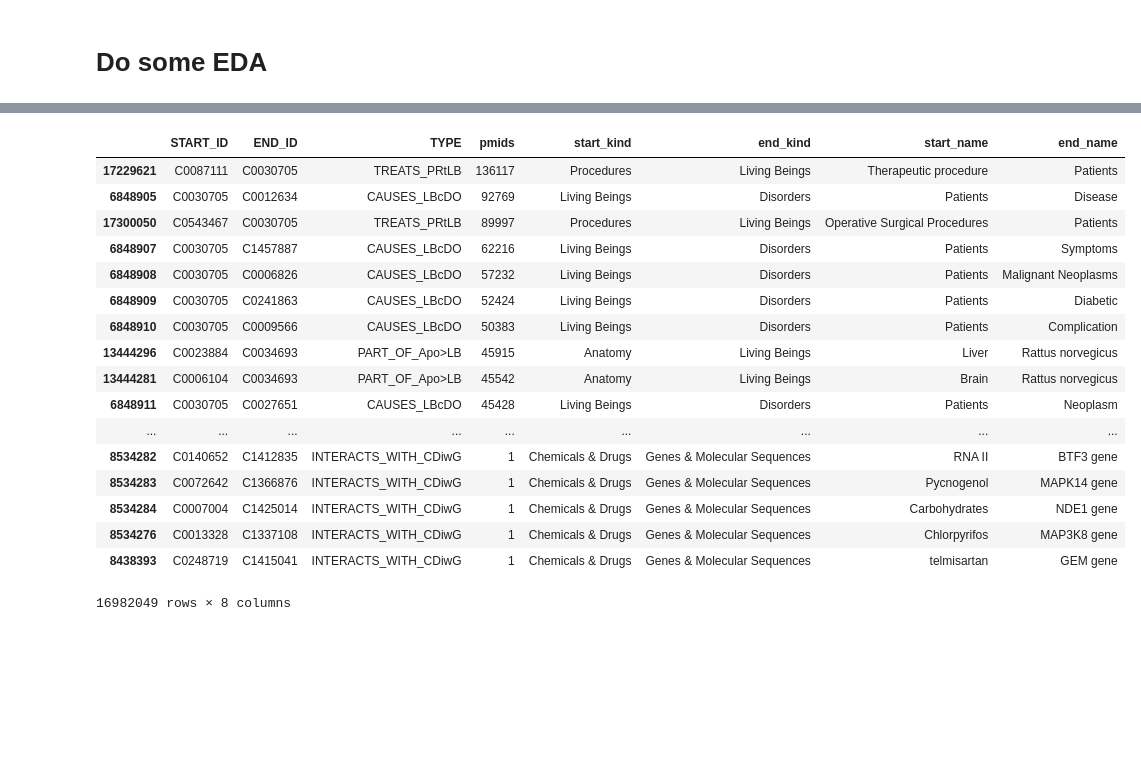
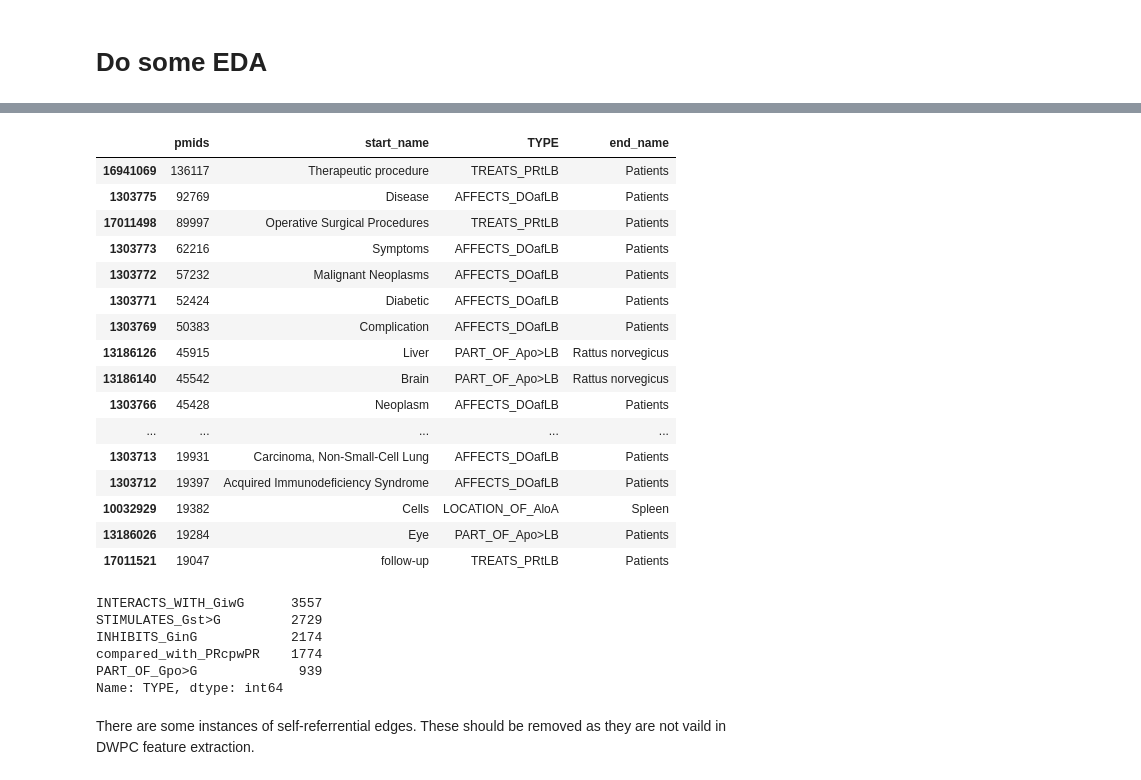
Before and after one commit to mmayers12/semmed, a Jupyter notebook: nbs/04-filtering_edges_with_low_counts.ipynb, the cells around one changed output, grey strips where cells are left out. Cells and saved outputs as stored; diff of their text form; code cells hidden in the pictures; blank space fills up the shorter version.

```diff
--- a/nbs/04-filtering_edges_with_low_counts.ipynb
+++ b/nbs/04-filtering_edges_with_low_counts.ipynb
@@ -150,15 +134,6 @@ nodes[':LABEL'].value_counts().plot(kind='bar');
 [figure]
 # %% [markdown]
 # Do some EDA
-# %%
-nodes = nodes.rename(columns={':ID': 'ID', ':LABEL': 'LABEL'})
-result = result.rename(columns={':START_ID': 'START_ID', ':END_ID': 'END_ID', ':TYPE': 'TYPE'})
-# %%
-id_to_label = nodes.set_index('ID')['LABEL'].to_dict()
-id_to_name = nodes.set_index('ID')['name'].to_dict()
-# %%
-result['start_kind'] = result['START_ID'].apply(lambda i: id_to_label[i])
-result['end_kind'] = result['END_ID'].apply(lambda i: id_to_label[i])
-
-result['start_name'] = result['START_ID'].apply(lambda i: id_to_name[i])
-result['end_name'] = result['END_ID'].apply(lambda i: id_to_name[i])
+# %%
+combo = gt.combine_nodes_and_edges(nodes, result)
+combo = gt.remove_colons(combo)
@@ -189,21 +170,31 @@ plt.ylabel('Fraction of total edges', size = 20);
 # %%
-result.sort_values('pmids', ascending=False)
+combo.sort_values('pmids', ascending=False)[['pmids', 'start_name', 'TYPE', 'end_name']].iloc[:60]
 # %% [output]
-|  | START_ID | END_ID | TYPE | pmids | start_kind | end_kind | start_name | end_name |
-| 17229621 | C0087111 | C0030705 | TREATS_PRtLB | 136117 | Procedures | Living Beings | Therapeutic procedure | Patients |
-| 6848905 | C0030705 | C0012634 | CAUSES_LBcDO | 92769 | Living Beings | Disorders | Patients | Disease |
-| 17300050 | C0543467 | C0030705 | TREATS_PRtLB | 89997 | Procedures | Living Beings | Operative Surgical Procedures | Patients |
-| 6848907 | C0030705 | C1457887 | CAUSES_LBcDO | 62216 | Living Beings | Disorders | Patients | Symptoms |
-| 6848908 | C0030705 | C0006826 | CAUSES_LBcDO | 57232 | Living Beings | Disorders | Patients | Malignant Neoplasms |
-| 6848909 | C0030705 | C0241863 | CAUSES_LBcDO | 52424 | Living Beings | Disorders | Patients | Diabetic |
-| 6848910 | C0030705 | C0009566 | CAUSES_LBcDO | 50383 | Living Beings | Disorders | Patients | Complication |
-| 13444296 | C0023884 | C0034693 | PART_OF_Apo>LB | 45915 | Anatomy | Living Beings | Liver | Rattus norvegicus |
-| 13444281 | C0006104 | C0034693 | PART_OF_Apo>LB | 45542 | Anatomy | Living Beings | Brain | Rattus norvegicus |
-| 6848911 | C0030705 | C0027651 | CAUSES_LBcDO | 45428 | Living Beings | Disorders | Patients | Neoplasm |
-| ... | ... | ... | ... | ... | ... | ... | ... | ... |
-| 8534282 | C0140652 | C1412835 | INTERACTS_WITH_CDiwG | 1 | Chemicals & Drugs | Genes & Molecular Sequences | RNA II | BTF3 gene |
-| 8534283 | C0072642 | C1366876 | INTERACTS_WITH_CDiwG | 1 | Chemicals & Drugs | Genes & Molecular Sequences | Pycnogenol | MAPK14 gene |
-| 8534284 | C0007004 | C1425014 | INTERACTS_WITH_CDiwG | 1 | Chemicals & Drugs | Genes & Molecular Sequences | Carbohydrates | NDE1 gene |
-| 8534276 | C0013328 | C1337108 | INTERACTS_WITH_CDiwG | 1 | Chemicals & Drugs | Genes & Molecular Sequences | Chlorpyrifos | MAP3K8 gene |
-| 8438393 | C0248719 | C1415041 | INTERACTS_WITH_CDiwG | 1 | Chemicals & Drugs | Genes & Molecular Sequences | telmisartan | GEM gene |
+|  | pmids | start_name | TYPE | end_name |
+| 16941069 | 136117 | Therapeutic procedure | TREATS_PRtLB | Patients |
+| 1303775 | 92769 | Disease | AFFECTS_DOafLB | Patients |
+| 17011498 | 89997 | Operative Surgical Procedures | TREATS_PRtLB | Patients |
+| 1303773 | 62216 | Symptoms | AFFECTS_DOafLB | Patients |
+| 1303772 | 57232 | Malignant Neoplasms | AFFECTS_DOafLB | Patients |
+| 1303771 | 52424 | Diabetic | AFFECTS_DOafLB | Patients |
+| 1303769 | 50383 | Complication | AFFECTS_DOafLB | Patients |
+| 13186126 | 45915 | Liver | PART_OF_Apo>LB | Rattus norvegicus |
+| 13186140 | 45542 | Brain | PART_OF_Apo>LB | Rattus norvegicus |
+| 1303766 | 45428 | Neoplasm | AFFECTS_DOafLB | Patients |
+| ... | ... | ... | ... | ... |
+| 1303713 | 19931 | Carcinoma, Non-Small-Cell Lung | AFFECTS_DOafLB | Patients |
+| 1303712 | 19397 | Acquired Immunodeficiency Syndrome | AFFECTS_DOafLB | Patients |
+| 10032929 | 19382 | Cells | LOCATION_OF_AloA | Spleen |
+| 13186026 | 19284 | Eye | PART_OF_Apo>LB | Patients |
+| 17011521 | 19047 | follow-up | TREATS_PRtLB | Patients |
-16982049 rows × 8 columns
+# %%
+combo.query('START_ID == END_ID')['TYPE'].value_counts()
+# %% [output]
+INTERACTS_WITH_GiwG      3557
+STIMULATES_Gst>G         2729
+INHIBITS_GinG            2174
+compared_with_PRcpwPR    1774
+PART_OF_Gpo>G             939
+Name: TYPE, dtype: int64
+# %% [markdown]
+There are some instances of self-referrential edges.  These should be removed as they are not vaild in DWPC feature extraction.
```
Also changed, not shown: parts of 28 cells of this notebook, 1 other file.
